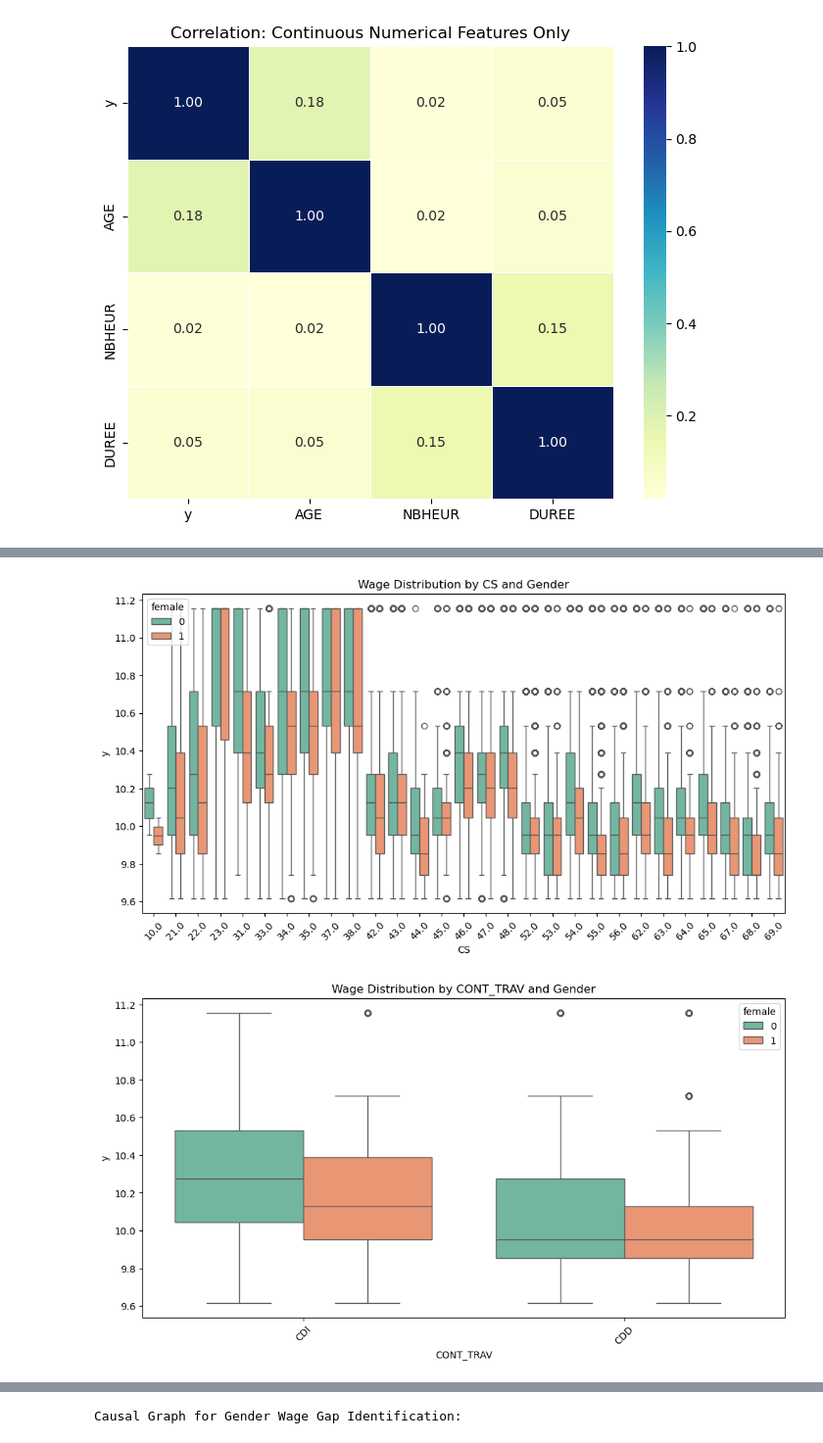
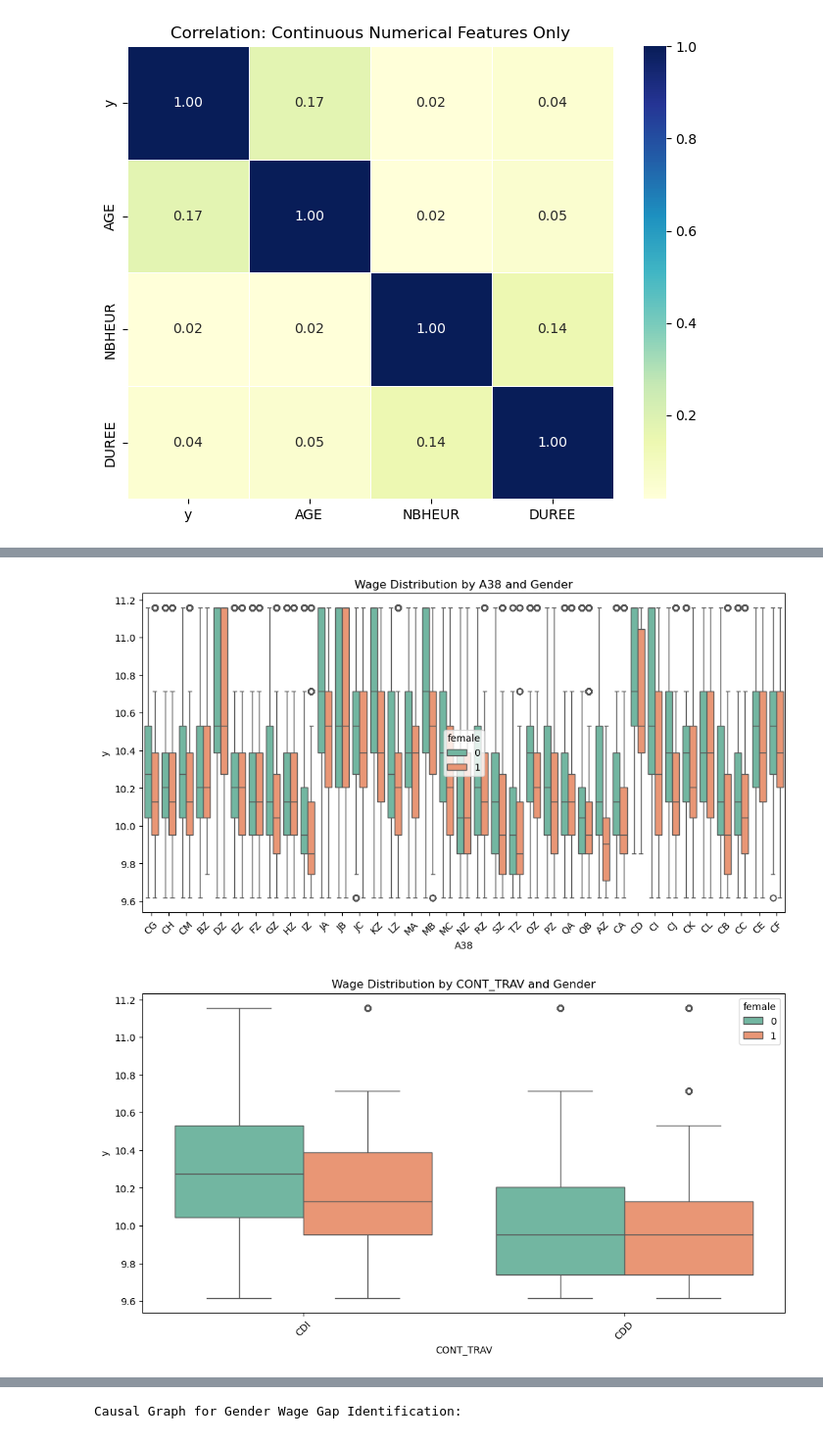
Before and after one commit to cynthia-francis/Gender-Wage-Gap-Heterogeneity-in-France, a Jupyter notebook: notebooks/EDA.ipynb, the cells around one changed output, grey strips where cells are left out. Shown at 98% size. Drawn from its saved outputs; the diff is of its cells as text; code cells hidden in the pictures.

Commit message:
feat: update EDA, DAG structure, and regenerate clean sample_dataset

```diff
--- a/notebooks/EDA.ipynb
+++ b/notebooks/EDA.ipynb
@@ -237,0 +277,10 @@ Mean Log Wage (y): 10.2683
+# %%
+# Listwise deletion for the tiny fractions of nulls
+# This ensures A38 and REGR are 100% complete for the DAG
+essential_vars = ['A6', 'A17','A38', 'REGR', 'REGT','DEPR', 'DEPT','A6', 'A17', 'DOMEMPL_EM','CONV_COLL']
+df_model = df_model.dropna(subset=essential_vars)
+
+# Final verification
+print(f"Final Clean Sample Size: {len(df_model):,}")
+print("Check for any remaining nulls:")
+print(df_model.isnull().sum().sum())
@@ -456,16 +519,16 @@ plt.show()
 # %%
 # For Categorical Variables: Boxplots & Mean Plots
 
-# List of categorical features (including coded ones like CS and REGR)
-cat_features = ['CS', 'CONT_TRAV', 'DOMEMPL', 'REGR']
+# List of categorical features (excluding PCS due to the large number of categories)
+cat_features = ['A38', 'CONT_TRAV', 'REGR']
 
 for col in cat_features:
     plt.figure(figsize=(12, 6))
     # Boxplot shows the median and spread of wages for every category
     sns.boxplot(data=df_model, x=col, y='y', hue='female', palette='Set2')
     plt.title(f'Wage Distribution by {col} and Gender')
     plt.xticks(rotation=45)
     plt.show()
 # %% [output]
-[figure, old version]
+[figure, new version]
-[figure, old version]
+[figure, new version]
```
Also changed, not shown: parts of 32 cells of this notebook, 2 other files.
